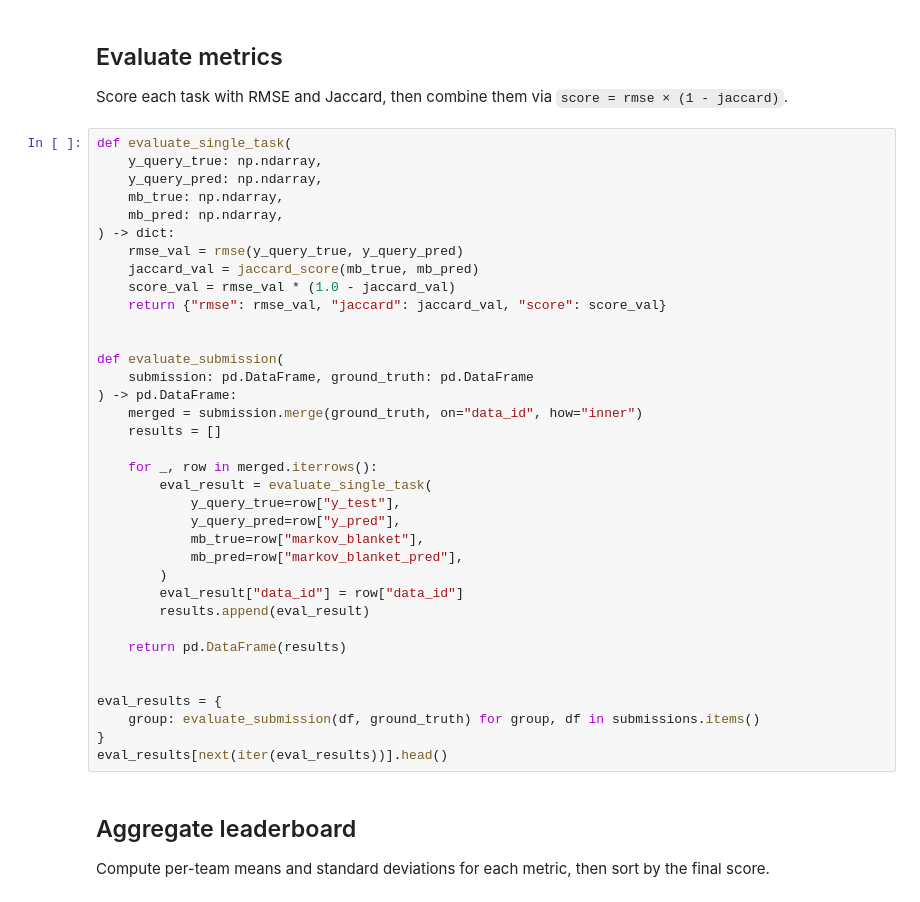
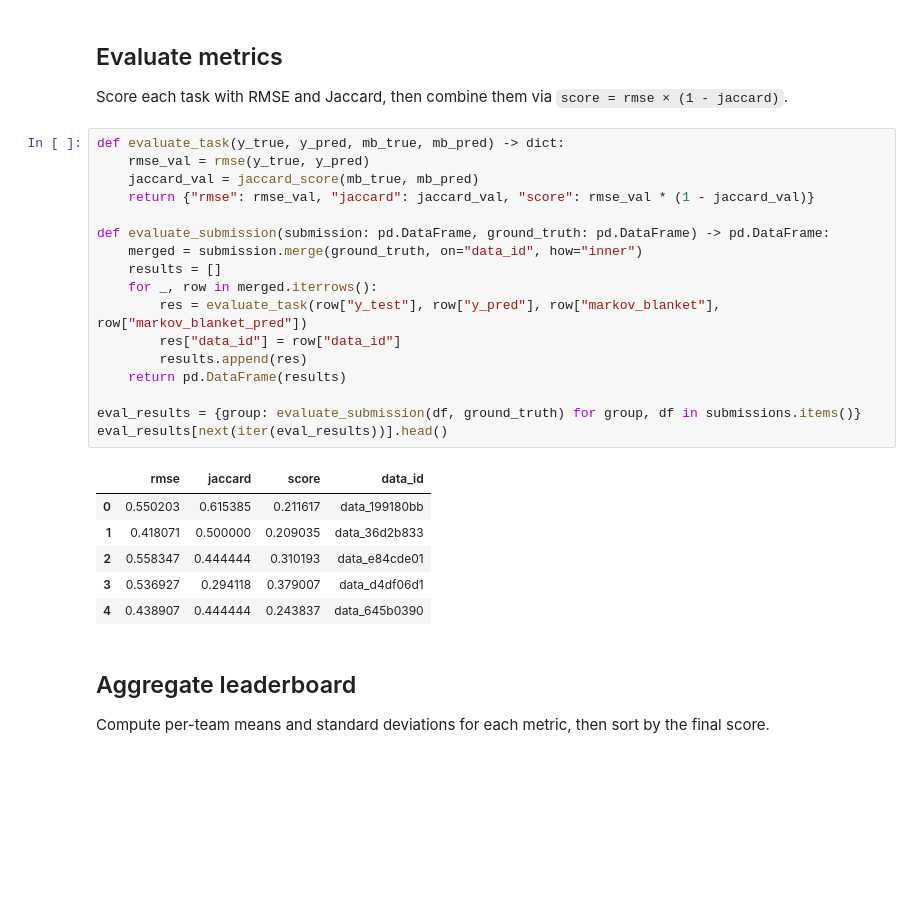
Before and after one commit to Shu-Wan/CSE472-blanket-challenge, a Jupyter notebook: labs/05_final_eval/evaluation.ipynb, the cells around one changed output. Cells and saved outputs as stored; diff of their text form; blank space fills up the shorter version.

```diff
--- a/labs/05_final_eval/evaluation.ipynb
+++ b/labs/05_final_eval/evaluation.ipynb
@@ -183,41 +168,29 @@ for group, df in submissions.items():
 
 Score each task with RMSE and Jaccard, then combine them via `score = rmse × (1 - jaccard)`.
 # %%
-def evaluate_single_task(
-    y_query_true: np.ndarray,
-    y_query_pred: np.ndarray,
-    mb_true: np.ndarray,
-    mb_pred: np.ndarray,
-) -> dict:
-    rmse_val = rmse(y_query_true, y_query_pred)
+def evaluate_task(y_true, y_pred, mb_true, mb_pred) -> dict:
+    rmse_val = rmse(y_true, y_pred)
     jaccard_val = jaccard_score(mb_true, mb_pred)
-    score_val = rmse_val * (1.0 - jaccard_val)
-    return {"rmse": rmse_val, "jaccard": jaccard_val, "score": score_val}
+    return {"rmse": rmse_val, "jaccard": jaccard_val, "score": rmse_val * (1 - jaccard_val)}
 
-
-def evaluate_submission(
-    submission: pd.DataFrame, ground_truth: pd.DataFrame
-) -> pd.DataFrame:
+def evaluate_submission(submission: pd.DataFrame, ground_truth: pd.DataFrame) -> pd.DataFrame:
     merged = submission.merge(ground_truth, on="data_id", how="inner")
     results = []
-
     for _, row in merged.iterrows():
-        eval_result = evaluate_single_task(
-            y_query_true=row["y_test"],
-            y_query_pred=row["y_pred"],
-            mb_true=row["markov_blanket"],
-            mb_pred=row["markov_blanket_pred"],
-        )
-        eval_result["data_id"] = row["data_id"]
-        results.append(eval_result)
-
+        res = evaluate_task(row["y_test"], row["y_pred"], row["markov_blanket"], row["markov_blanket_pred"])
+        res["data_id"] = row["data_id"]
+        results.append(res)
     return pd.DataFrame(results)
 
-
-eval_results = {
-    group: evaluate_submission(df, ground_truth) for group, df in submissions.items()
-}
+eval_results = {group: evaluate_submission(df, ground_truth) for group, df in submissions.items()}
 eval_results[next(iter(eval_results))].head()
+# %% [output]
+|  | rmse | jaccard | score | data_id |
+| 0 | 0.550203 | 0.615385 | 0.211617 | data_199180bb |
+| 1 | 0.418071 | 0.500000 | 0.209035 | data_36d2b833 |
+| 2 | 0.558347 | 0.444444 | 0.310193 | data_e84cde01 |
+| 3 | 0.536927 | 0.294118 | 0.379007 | data_d4df06d1 |
+| 4 | 0.438907 | 0.444444 | 0.243837 | data_645b0390 |
 # %% [markdown]
 ## Aggregate leaderboard
 
```
Also changed, not shown: parts of 15 cells of this notebook, 8 other files.
